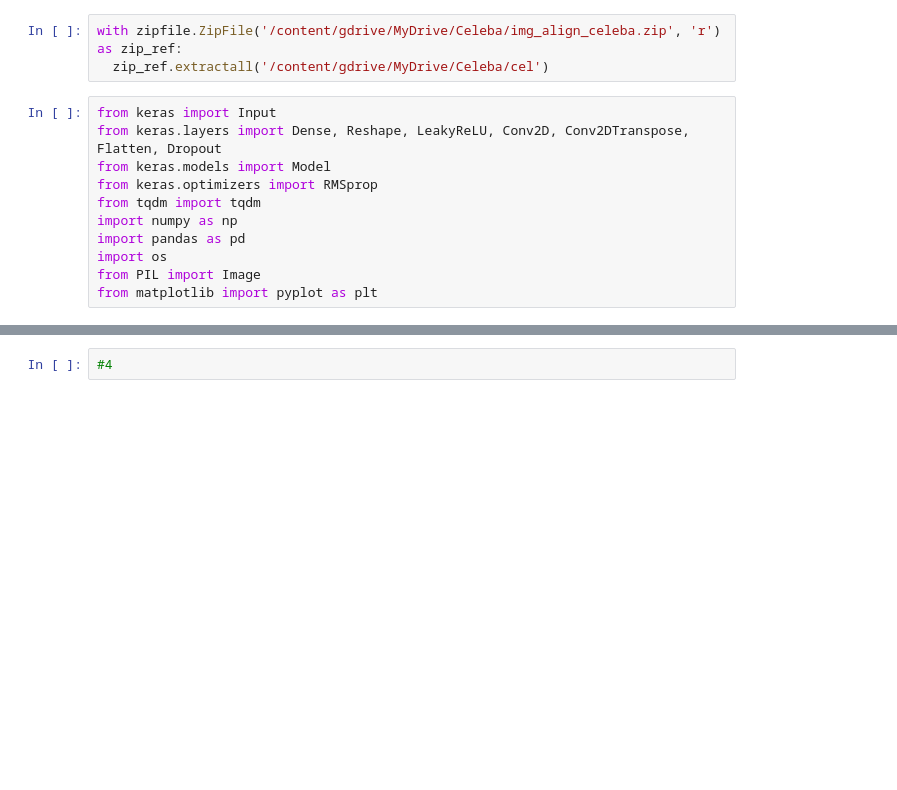
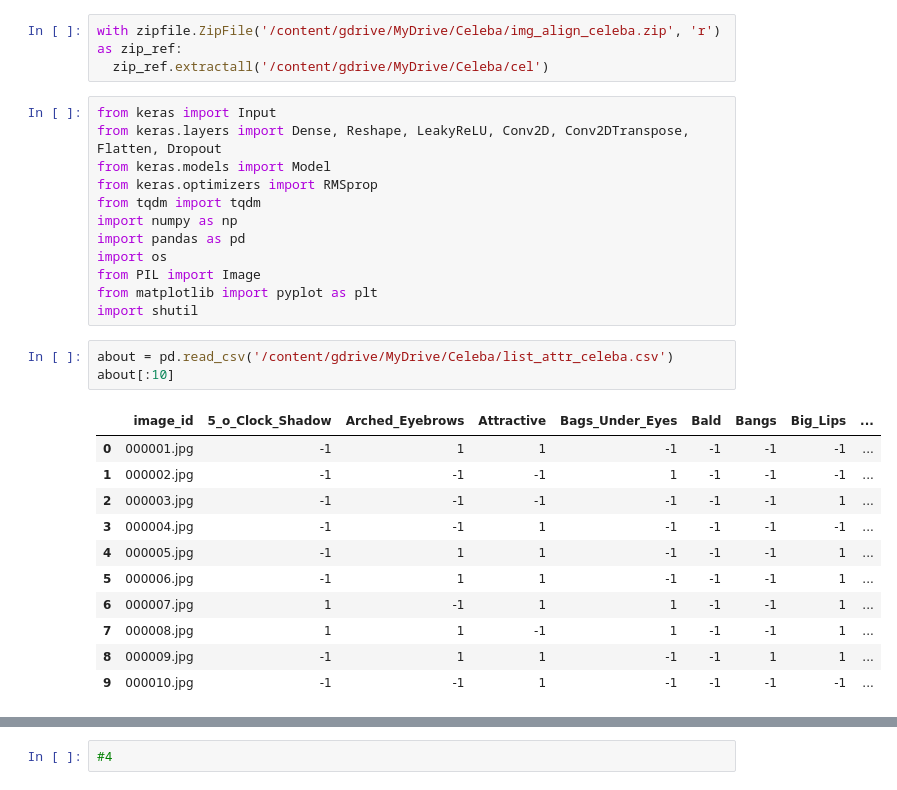
Before and after one commit to GrueneKatze/GANs, a Jupyter notebook: Face_generation.ipynb, the cells around one changed output, grey strips where cells are left out. Saved outputs shown, nothing was run; the diff lists cells and outputs as text; blank space fills up the shorter version.

```diff
--- a/Face_generation.ipynb
+++ b/Face_generation.ipynb
@@ -203,3 +203,19 @@ import pandas as pd
 import os
 from PIL import Image
 from matplotlib import pyplot as plt
+import shutil
+# %%
+about = pd.read_csv('/content/gdrive/MyDrive/Celeba/list_attr_celeba.csv')
+about[:10]
+# %% [output]
+|  | image_id | 5_o_Clock_Shadow | Arched_Eyebrows | Attractive | Bags_Under_Eyes | Bald | Bangs | Big_Lips | ... |
+| 0 | 000001.jpg | -1 | 1 | 1 | -1 | -1 | -1 | -1 | ... |
+| 1 | 000002.jpg | -1 | -1 | -1 | 1 | -1 | -1 | -1 | ... |
+| 2 | 000003.jpg | -1 | -1 | -1 | -1 | -1 | -1 | 1 | ... |
+| 3 | 000004.jpg | -1 | -1 | 1 | -1 | -1 | -1 | -1 | ... |
+| 4 | 000005.jpg | -1 | 1 | 1 | -1 | -1 | -1 | 1 | ... |
+| 5 | 000006.jpg | -1 | 1 | 1 | -1 | -1 | -1 | 1 | ... |
+| 6 | 000007.jpg | 1 | -1 | 1 | 1 | -1 | -1 | 1 | ... |
+| 7 | 000008.jpg | 1 | 1 | -1 | 1 | -1 | -1 | 1 | ... |
+| 8 | 000009.jpg | -1 | 1 | 1 | -1 | -1 | 1 | 1 | ... |
+| 9 | 000010.jpg | -1 | -1 | 1 | -1 | -1 | -1 | -1 | ... |
```
Also changed, not shown: parts of 5 cells of this notebook.
